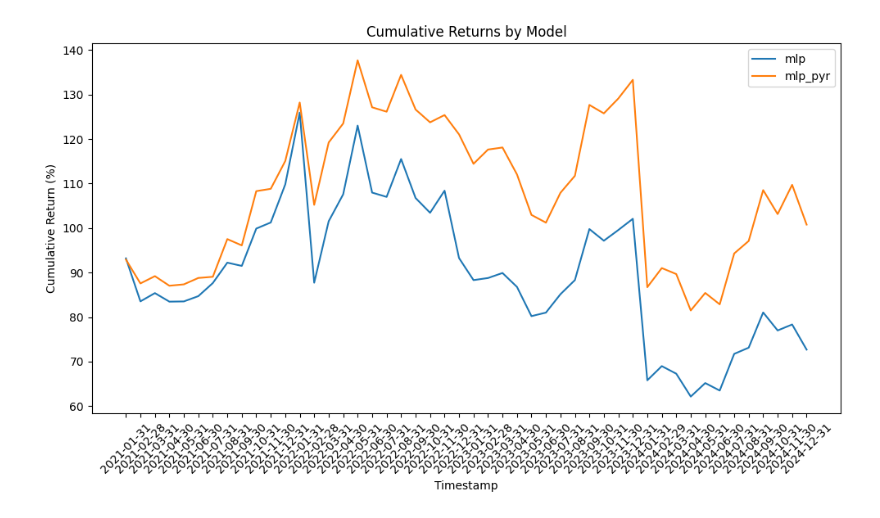
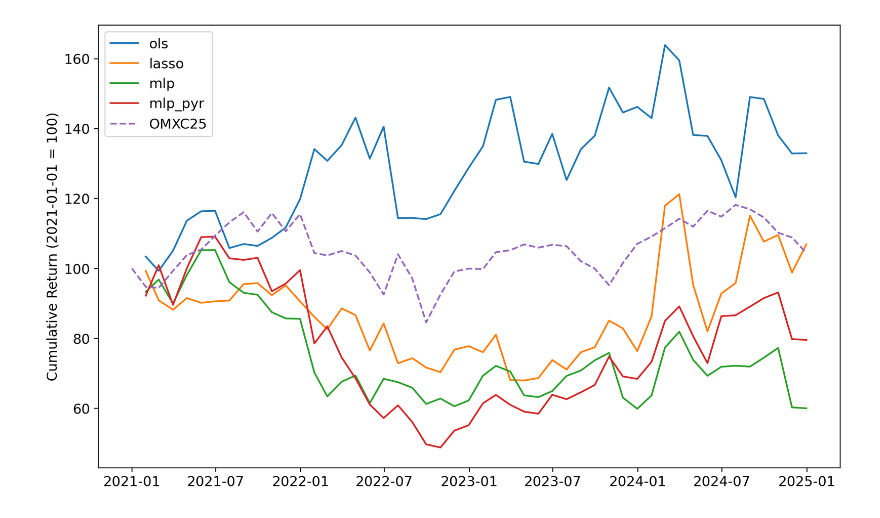
Before and after one commit to johanoelgaard/MastersThesis, a Jupyter notebook: trading johan.ipynb, the cells around one changed output. Drawn from its saved outputs; the diff is of its cells as text; code cells hidden in the pictures.

```diff
--- a/trading johan.ipynb
+++ b/trading johan.ipynb
@@ -4,9 +23,10 @@ import numpy as np
 from functools import reduce
 import matplotlib.pyplot as plt
 
-
 from pathlib import Path
 import sys
 parent_dir = Path().resolve().parent
 sys.path.insert(0, str(parent_dir))
 from libs.functions import *
+
+plt.rcParams.update({'font.size': 12, 'figure.figsize': (10, 4), 'figure.dpi': 300})
@@ -29,0 +55,10 @@ df.rename(columns={'Unnamed: 0': 'index_original'}, inplace=True)
+# %%
+df = (preds
+      .merge(omxc25_tickers, on=['ticker','timestamp'], how='left')
+      .merge(omxcb_tickers, on=['ticker','timestamp'], how='left')
+)
+df['in_c25'] = np.where(df['in_c25'].isna(), False, df['in_c25'])
+df['in_cb'] = np.where((df['in_cb'].isna()) & (df['in_c25'] == True), True, df['in_cb'])
+df['in_cb'] = np.where(df['in_cb'].isna(), False, df['in_cb'])
+
+df = df[df['in_c25'] == True]
@@ -39,7 +76,6 @@ df['decile_naive'] = 9
 df.sort_values(by=['timestamp'])
 all = pd.DataFrame()
 models = {
-    # 'naive':    'decile_naive',
     'ols':      'decile_ols',
     'lasso':    'decile_lasso',
     'mlp':      'decile_mlp',
@@ -50,7 +86,7 @@ tmp_dfs = {}
 
 for model, decile in models.items():
     tmp = df.copy(deep=True)
-    tmp = tmp[['timestamp', 'ticker', decile, 'y_true_full']]
+    tmp = tmp[['timestamp', 'ticker', decile, 'y_true']]
 
     tmp['action'] = np.where(tmp[decile] == 0, -1, np.where(tmp[decile] == 9, 1, 0))
 
@@ -61,10 +97,8 @@ for model, decile in models.items():
     tmp['n_short'] = tmp.groupby('timestamp')['n_short'].transform('sum')
     tmp['n_long'] = tmp.groupby('timestamp')['n_long'].transform('sum')
 
-    tmp[f'{model}_return'] = np.where(tmp['action'] == 1, tmp['y_true_full']/tmp['n_long'],
-                            np.where(tmp['action'] == -1, tmp['y_true_full']/tmp['n_short'], 0))
-    # tmp[f'{model}_return'] = np.where(tmp['action'] == 1, tmp['y_true_full']/tmp['n_long'],0)
-    # tmp[f'{model}_return'] = np.where(tmp['action'] == -1, tmp['y_true_full']/tmp['n_short'],0)
+    tmp[f'{model}_return'] = np.where(tmp['action'] == 1, tmp['y_true']/tmp['n_long'],
+                            np.where(tmp['action'] == -1, - tmp['y_true']/tmp['n_short'], 0))
 
     tmp_df = tmp.copy(deep=True)
     # drop rows with action == 0
@@ -78,4 +112,6 @@ for model, decile in models.items():
 
     all = pd.concat([all, tmp], axis=1)
 all = all.loc[:, ~all.columns.duplicated()]
-all
+# add row for 2021-01-01 at the beginning with 100
+# all.loc[-1] = [pd.Timestamp('2021-01-01'), 0, 100, 0, 100, 0, 100, 0, 100]
+all = all.sort_index().reset_index(drop=True)
@@ -122,15 +118,16 @@ tmp_dfs['ols'].loc[tmp_dfs['ols']['timestamp'] == '2022-04-30']
 # %%
 # plotting
 plt.figure(figsize=(10, 6))
 for model in models.keys():
     plt.plot(all['timestamp'], all[f'{model}_return_cum'], label=model)
-plt.title('Cumulative Returns by Model')
-plt.xlabel('Timestamp')
-plt.ylabel('Cumulative Return (%)')
-plt.xticks(rotation=45)
+plt.plot(omxc25_price['timestamp'], omxc25_price['rebased'], label='OMXC25', linestyle='--')
+# plt.plot(omxcb_price['timestamp'], omxcb_price['rebased'], label='OMXCB', linestyle='--')
+# plt.title('Cumulative Returns by Model')
+# plt.xlabel('Timestamp')
+plt.ylabel('Cumulative Return (2021-01-01 = 100)')
 plt.legend()
 plt.tight_layout()
 plt.show()
 plt.close()
 # %% [output]
-[figure, old version]
+[figure, new version]
```
Also changed, not shown: parts of 9 cells of this notebook, 1 other file.
